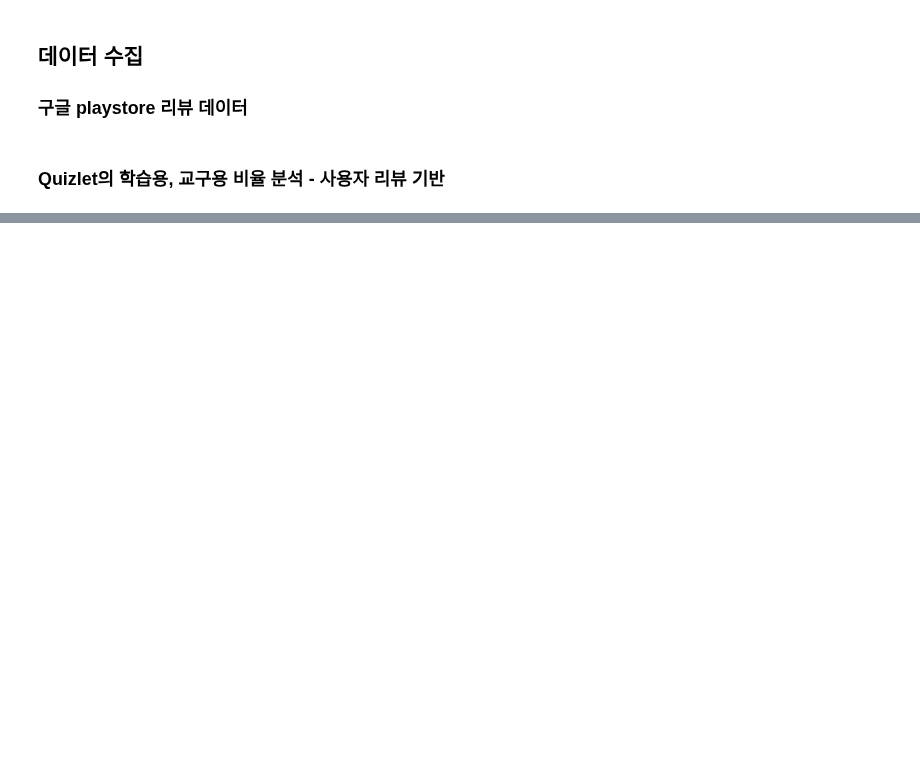
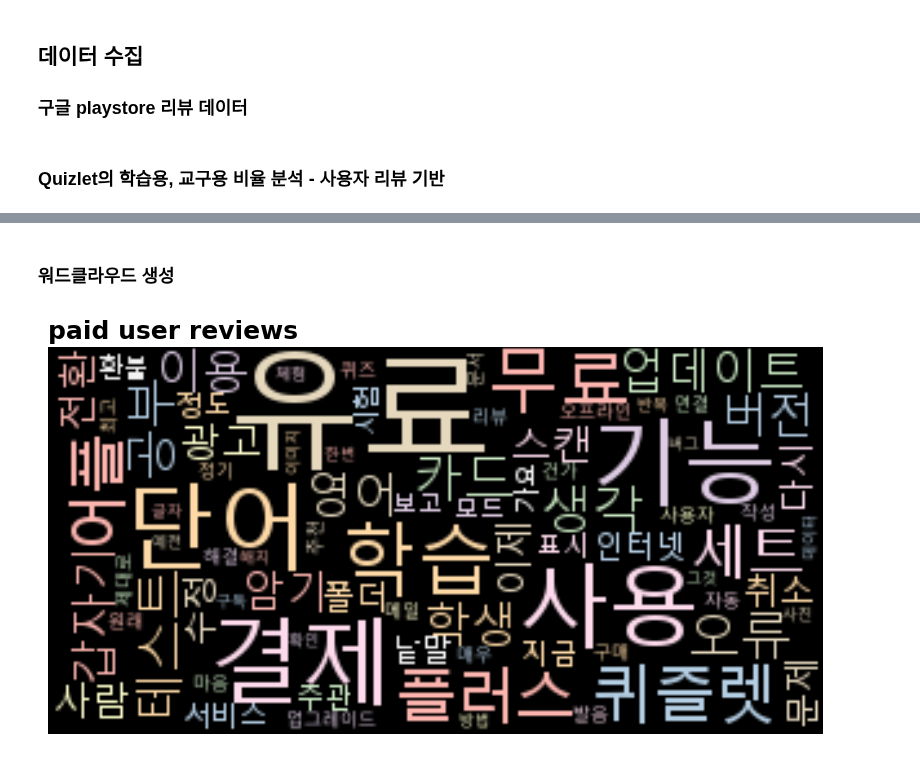
Before and after one commit to Ahram-Jeong/python-ml, a Jupyter notebook: 2_crawling/google_play_scraper.ipynb, the cells around one changed output, grey strips where cells are left out. Saved outputs shown, nothing was run; the diff lists cells and outputs as text; code cells hidden in the pictures; blank space fills up the shorter version.

```diff
--- a/2_crawling/google_play_scraper.ipynb
+++ b/2_crawling/google_play_scraper.ipynb
@@ -38,13 +39,13 @@ qd_df.to_csv("qd_rv.csv", index=False, encoding="utf-8")
 # %%
 # 퀴즈렛
-df = pd.read_csv("qz_rv.csv")  # 실제 파일명으로 변경 필요
+# df = pd.read_csv("qz_rv.csv")  # 실제 파일명으로 변경 필요
 
 # 날짜 컬럼을 datetime 형식으로 변환
-df["at"] = pd.to_datetime(df["at"])
+# df["at"] = pd.to_datetime(df["at"])
 
 # 2025년 이후 데이터만 필터링
-df_filtered = df[df["at"].dt.year >= 2025]
-df_filtered.to_csv("qz_rv_2025.csv", index=False, encoding="utf-8")
+# df_filtered = df[df["at"].dt.year >= 2025]
+# df_filtered.to_csv("qz_rv_2025.csv", index=False, encoding="utf-8")
 # %% [markdown]
 ### Quizlet의 학습용, 교구용 비율 분석 - 사용자 리뷰 기반
 # %%
@@ -96,0 +100,27 @@ Name: proportion, dtype: float64
+# %%
+# 유료 요금 관련 리뷰 키워드 설정
+plus_keywords = [
+    "유료",
+    "플러스",
+    "돈",
+    "plus",
+]
+
+# 함수 정의
+def paid_user_content(text):
+    if isinstance(text, str):  # 문자열인지 확인
+        if any(word in text for word in plus_keywords):
+            return text  # 키워드 포함된 경우, 원래 텍스트 반환
+    return None  # 키워드 미포함 시 None 반환
+
+# 필터링 된 리뷰만 저장
+result_df = (
+    qz_df["content"]
+    .apply(paid_user_content)
+    .dropna()
+    .reset_index(drop=True)
+    .to_frame(name="content")
+)
+
+# result_df.to_csv("plus_rv.csv", index=False, encoding="utf-16", header=False)
+result_df
@@ -96,0 +141,2 @@ Name: proportion, dtype: float64
+# %% [markdown]
+### 워드클라우드 생성
@@ -96,0 +247,4 @@ Name: proportion, dtype: float64
+# %%
+get_WordCloud(result_df, "paid user reviews")
+# %% [output]
+[figure, added]
```
Also changed, not shown: parts of 6 cells of this notebook.
